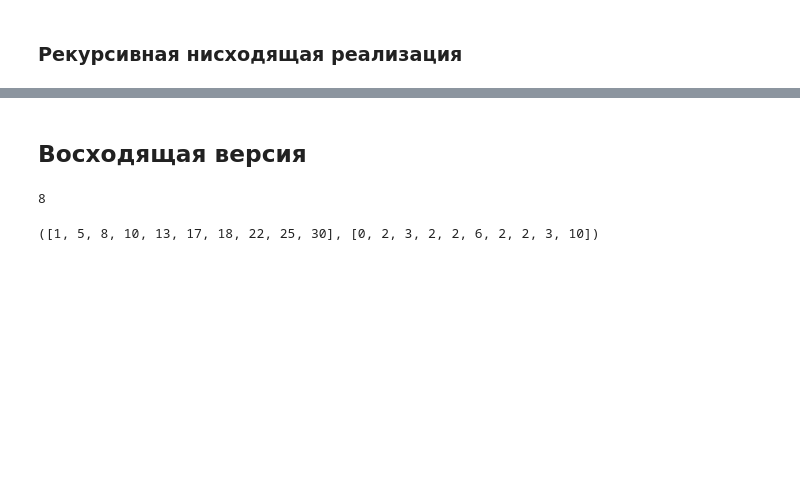
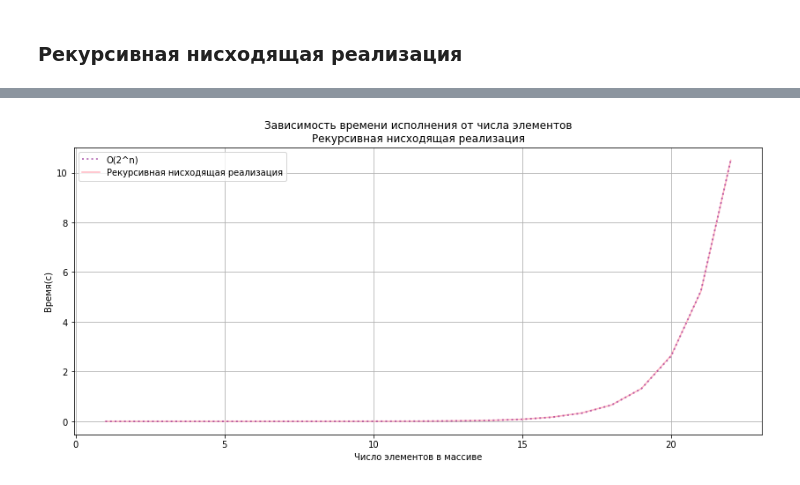
Before and after one commit to ChrisLisbon/ITMO_algorithms_classes, a Jupyter notebook: lab8.ipynb, the cells around one changed output, grey strips where cells are left out. Drawn from its saved outputs; the diff is of its cells as text; code cells hidden in the pictures; blank space fills up the shorter version.

```diff
--- a/lab8.ipynb
+++ b/lab8.ipynb
@@ -179,29 +204,34 @@ print(memoized_cut_rod(p, 3))
-# %% [markdown]
-## Восходящая версия
-# %%
-def bottom_up_cut_rod(p, n):
-    r = [0 for _ in range(n)]
-    for i in range(n):
-        best_p = -1
-        for j in range(i):
-            best_p = max(best_p, p[j + 1] + r[i - (j + 1) - 1])
-        r[i] = best_p
-    return r[n - 1]
-print(bottom_up_cut_rod(p, 3))
-# %% [output]
-8
-# %%
-def extended_bottom_up_cut_rod(p, n):
-    # init array s to save the best cut selected
-    r, s = [0 for _ in range(n)], [0 for _ in range(n)]
-    for i in range(n):
-        best_p = 1
-        for j in range(i):
-            if p[j + 1] + r[i - (j + 1) - 1] > best_p:
-                best_p = p[j + 1] + r[i - (j + 1) - 1]
-                s[i] = j+ 2  # save the best cut here
-        r[i] = best_p
-    return r, s
-print(extended_bottom_up_cut_rod(p, 10))
-# %% [output]
-([1, 5, 8, 10, 13, 17, 18, 22, 25, 30], [0, 2, 3, 2, 2, 6, 2, 2, 3, 10])
+# %%
+number_array=np.arange(1,23,1)
+cut_rod_time=[]
+for i in number_array:
+    res_time=0
+    p=np.sort(np.random.randint(1, 3*i, i))
+    for t in range(5):
+        start_time = time.time()
+        resut=cut_rod(p, i)
+        current_time=time.time() - start_time
+        res_time=res_time+current_time
+    mean_time=res_time/5
+    cut_rod_time.append(mean_time)
+
+plt.rcParams['figure.figsize'] = [14, 6]
+fig, ax = plt.subplots()
+
+data2 = 2**np.array(number_array)
+ax2 = ax.twinx()
+lns1=ax2.plot(number_array, data2, color='purple', linewidth=2, linestyle='dotted', alpha = 0.5, label = 'O(2^n)')
+ax2.tick_params(axis='y')
+ax2.axis('off')
+
+lns2=ax.plot(number_array, cut_rod_time, color='#FFB6C1', label = 'Рекурсивная нисходящая реализация')
+ax.set(xlabel='Число элементов в массиве', ylabel='Время(с)',title='Зависимость времени исполнения от числа элементов\nРекурсивная нисходящая реализация')
+
+lns = lns1+lns2
+labs = [l.get_label() for l in lns]
+ax.legend(lns, labs, loc=0)
+
+ax.grid()
+plt.show()
+# %% [output]
+[figure, added]
```
Also changed, not shown: parts of 26 cells of this notebook, 1 other file.
